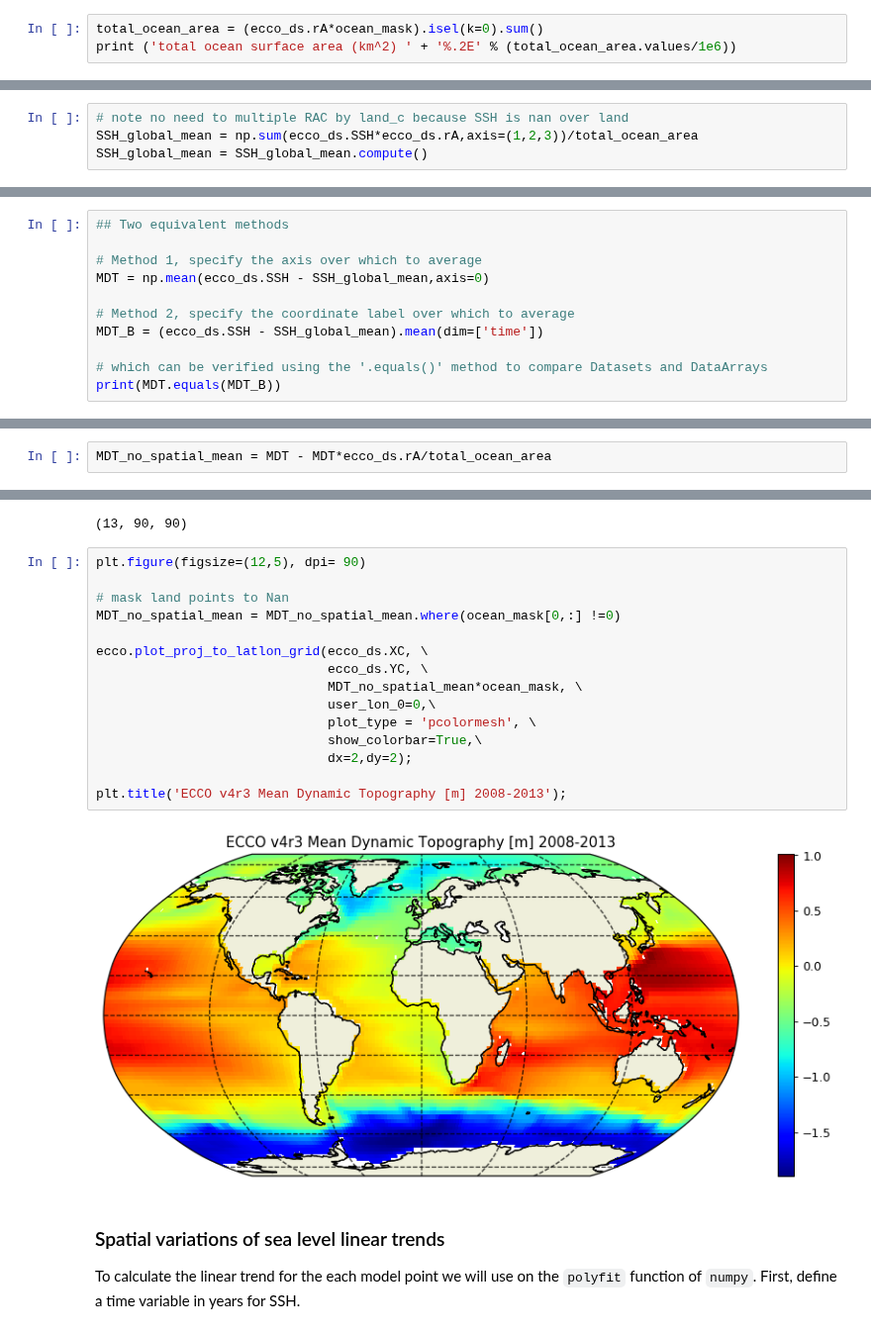
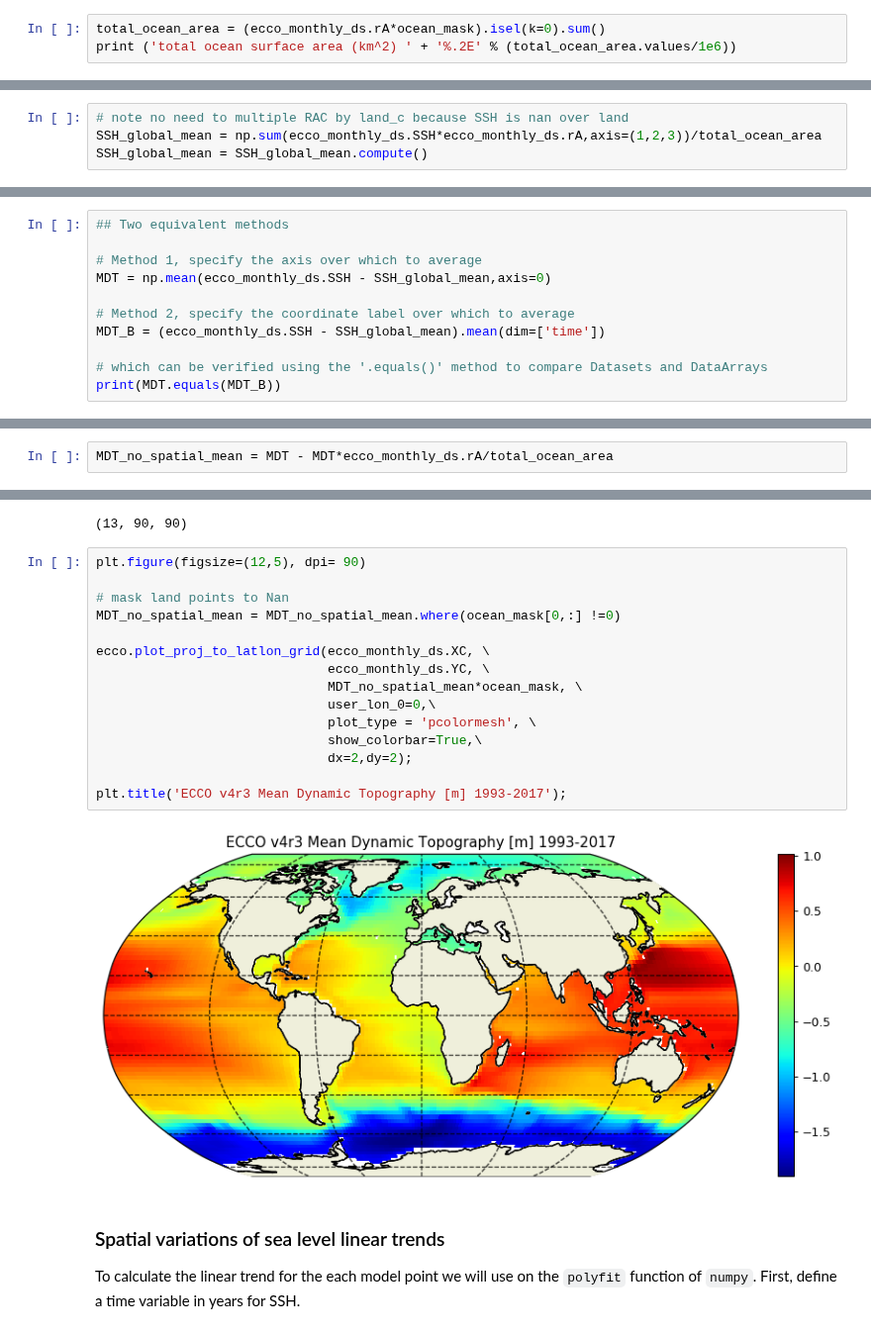
Before and after one commit to ECCO-GROUP/ECCO-v4-Python-Tutorial, a Jupyter notebook: Tutorials_as_Jupyter_Notebooks/ECCO_v4_Example_calculations_with_scalar_quantities.ipynb, the cells around one changed output, grey strips where cells are left out. Shown at 99% size. Saved outputs shown, nothing was run; the diff lists cells and outputs as text.

```diff
--- a/Tutorials_as_Jupyter_Notebooks/ECCO_v4_Example_calculations_with_scalar_quantities.ipynb
+++ b/Tutorials_as_Jupyter_Notebooks/ECCO_v4_Example_calculations_with_scalar_quantities.ipynb
@@ -169,7 +163,7 @@ You probably noticed that the multiplication of grid cell area with the land mas
 
 As *rA* and ocean both store `numpy` arrays, you can also calculate the sum of their product by invoking the `.sum()` command inherited in all `numpy arrays`:
 # %%
-total_ocean_area = (ecco_ds.rA*ocean_mask).isel(k=0).sum()
+total_ocean_area = (ecco_monthly_ds.rA*ocean_mask).isel(k=0).sum()
 print ('total ocean surface area (km^2) ' + '%.2E' % (total_ocean_area.values/1e6))
 # %% [output]
 total ocean surface area (km^2) 3.58E+08
@@ -188,7 +193,7 @@ SSH_global_mean = (ecco_ds.SSH*ecco_ds.rA).sum(dim=['i','j','tile'])/total_ocean
 Alternatively we can do the summation over the three non-time dimensions.  The time dimension of SSH is along the first dimension (axis) of the array, axis 0.
 # %%
 # note no need to multiple RAC by land_c because SSH is nan over land
-SSH_global_mean = np.sum(ecco_ds.SSH*ecco_ds.rA,axis=(1,2,3))/total_ocean_area
+SSH_global_mean = np.sum(ecco_monthly_ds.SSH*ecco_monthly_ds.rA,axis=(1,2,3))/total_ocean_area
 SSH_global_mean = SSH_global_mean.compute()
 # %% [markdown]
 Even though *SSH* has 3 dimensions (time, tile, j, i) and *rA* and *ocean_mask.isel(k=0)* have 2 (j,i), we can mulitply them. With `xarray` the element-by-element multiplication occurs over their common dimension.
@@ -232,10 +233,10 @@ For *MDT* we presere the spatial dimensions. Summation and averaging are over th
 ## Two equivalent methods
 
 # Method 1, specify the axis over which to average
-MDT = np.mean(ecco_ds.SSH - SSH_global_mean,axis=0)
+MDT = np.mean(ecco_monthly_ds.SSH - SSH_global_mean,axis=0)
 
 # Method 2, specify the coordinate label over which to average
-MDT_B = (ecco_ds.SSH - SSH_global_mean).mean(dim=['time'])
+MDT_B = (ecco_monthly_ds.SSH - SSH_global_mean).mean(dim=['time'])
 
 # which can be verified using the '.equals()' method to compare Datasets and DataArrays
 print(MDT.equals(MDT_B))
@@ -250,7 +251,7 @@ MDT.dims
 # %% [markdown]
 Before plotting the MDT field remove its spatial mean since its spatial mean conveys no dynamically useful information.
 # %%
-MDT_no_spatial_mean = MDT - MDT*ecco_ds.rA/total_ocean_area
+MDT_no_spatial_mean = MDT - MDT*ecco_monthly_ds.rA/total_ocean_area
 # %%
 MDT_no_spatial_mean.shape
 # %% [output]
@@ -258,20 +259,20 @@ MDT_no_spatial_mean.shape
 # %%
 plt.figure(figsize=(12,5), dpi= 90)
 
 # mask land points to Nan
 MDT_no_spatial_mean = MDT_no_spatial_mean.where(ocean_mask[0,:] !=0)
 
-ecco.plot_proj_to_latlon_grid(ecco_ds.XC, \
-                              ecco_ds.YC, \
+ecco.plot_proj_to_latlon_grid(ecco_monthly_ds.XC, \
+                              ecco_monthly_ds.YC, \
                               MDT_no_spatial_mean*ocean_mask, \
                               user_lon_0=0,\
                               plot_type = 'pcolormesh', \
                               show_colorbar=True,\
                               dx=2,dy=2);
 
-plt.title('ECCO v4r3 Mean Dynamic Topography [m] 2008-2013');
+plt.title('ECCO v4r3 Mean Dynamic Topography [m] 1993-2017');
 # %% [output]
-[figure, old version]
+[figure, new version]
 # %% [markdown]
 ### Spatial variations of sea level linear trends
 
```
Also changed, not shown: parts of 51 cells of this notebook, 17 other files.
